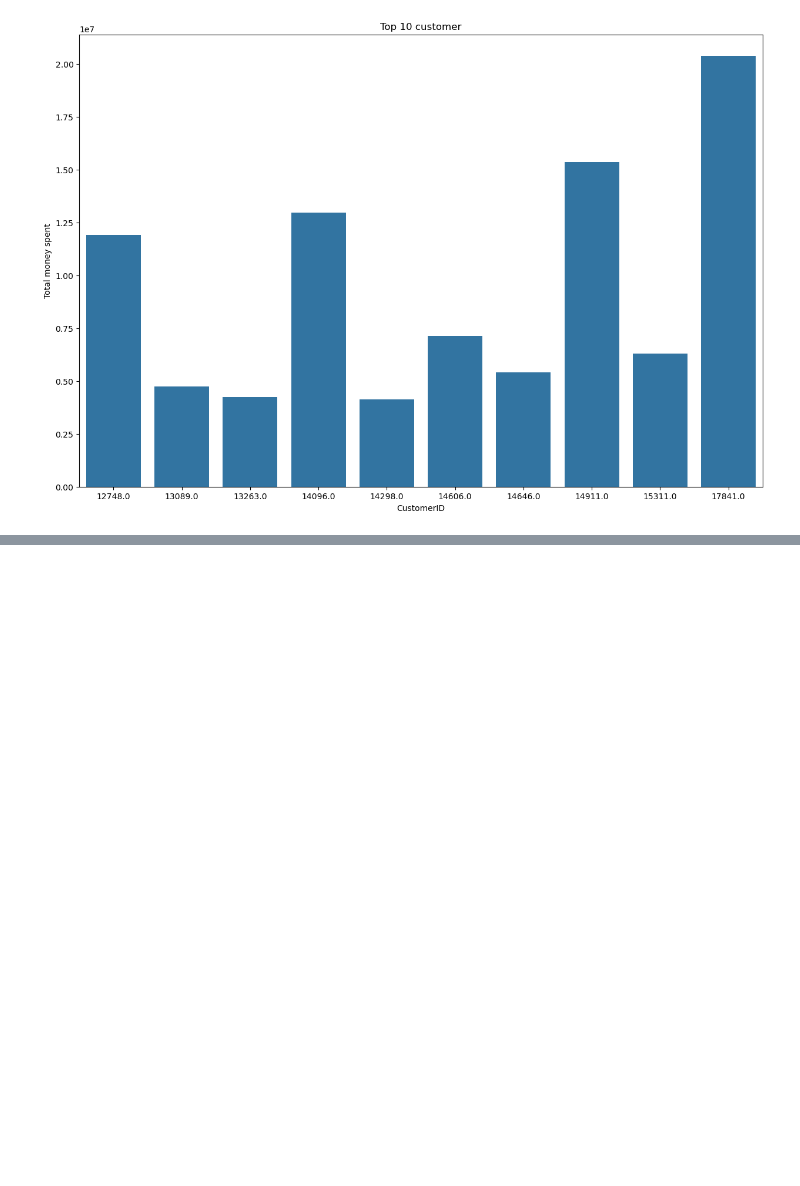
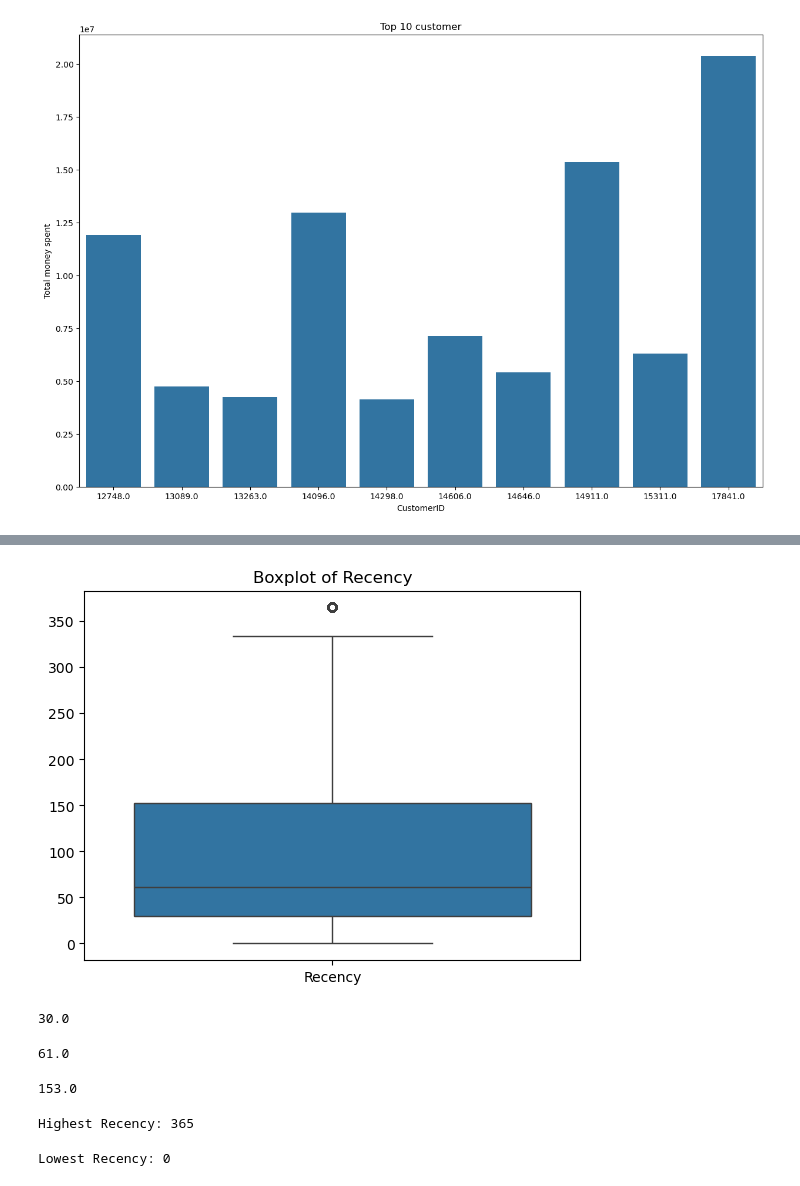
Before and after one commit to DaVinciAyo/Cohort-ecom, a Jupyter notebook: notebooks/ecom.ipynb, the cells around one changed output, grey strips where cells are left out. Saved outputs shown, nothing was run; the diff lists cells and outputs as text; code cells hidden in the pictures; blank space fills up the shorter version.

Commit message:
Data loaded

```diff
--- a/notebooks/ecom.ipynb
+++ b/notebooks/ecom.ipynb
@@ -383,0 +400,3 @@ plt.show()
+# %%
+recent_date = data['InvoiceDate'].max()
+recent_date
@@ -383,0 +405,3 @@ plt.show()
+# %%
+recency_time = data.groupby(['CustomerID'])['InvoiceDate'].max().reset_index()
+recency_time
@@ -383,0 +422,4 @@ plt.show()
+# %%
+recency_time['Recency'] = (recent_date - recency_time['InvoiceDate']).dt.days
+recency_time = recency_time.sort_values(['Recency'], ascending=False)
+recency_time
@@ -383,0 +440,3 @@ plt.show()
+# %%
+updatedrecency_time = recency_time[['CustomerID','Recency']].reset_index(drop=True)
+updatedrecency_time
@@ -383,0 +472,28 @@ plt.show()
+# %%
+sns.boxplot(data=updatedrecency_time[['Recency']])
+plt.title('Boxplot of Recency')
+plt.show()
+# %% [output]
+[figure, added]
+# %%
+updatedrecency_time['Recency'].quantile(0.25)
+# %% [output]
+30.0
+# %%
+updatedrecency_time['Recency'].quantile(0.50)
+# %% [output]
+61.0
+# %%
+updatedrecency_time['Recency'].quantile(0.75)
+# %% [output]
+153.0
+# %%
+updatedrecency_time['Recency'].max()
+print( "Highest Recency:", updatedrecency_time['Recency'].max() )
+# %% [output]
+Highest Recency: 365
+# %%
+updatedrecency_time['Recency'].min()
+print( "Lowest Recency:", updatedrecency_time['Recency'].min() )
+# %% [output]
+Lowest Recency: 0
```
Also changed, not shown: parts of 12 cells of this notebook.
